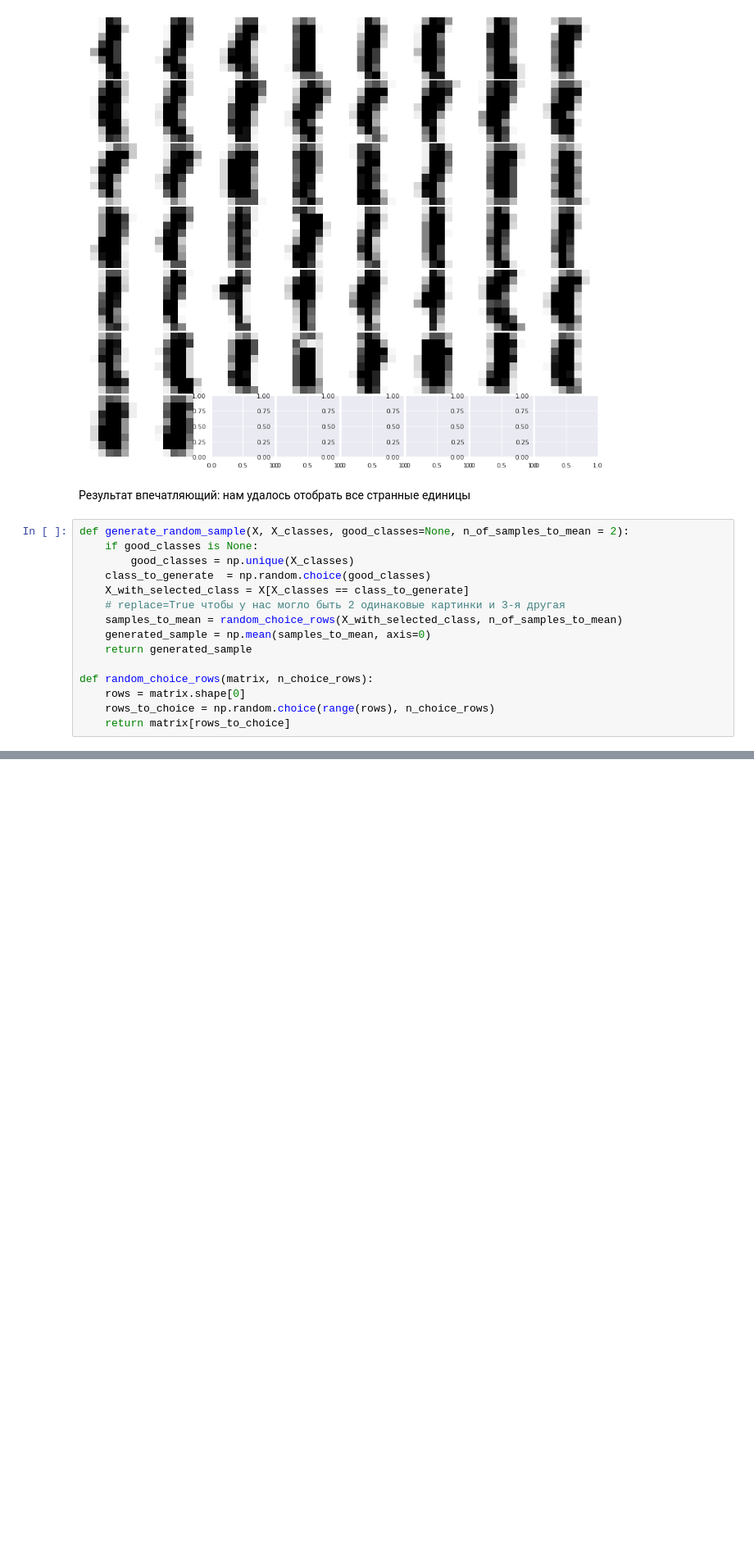
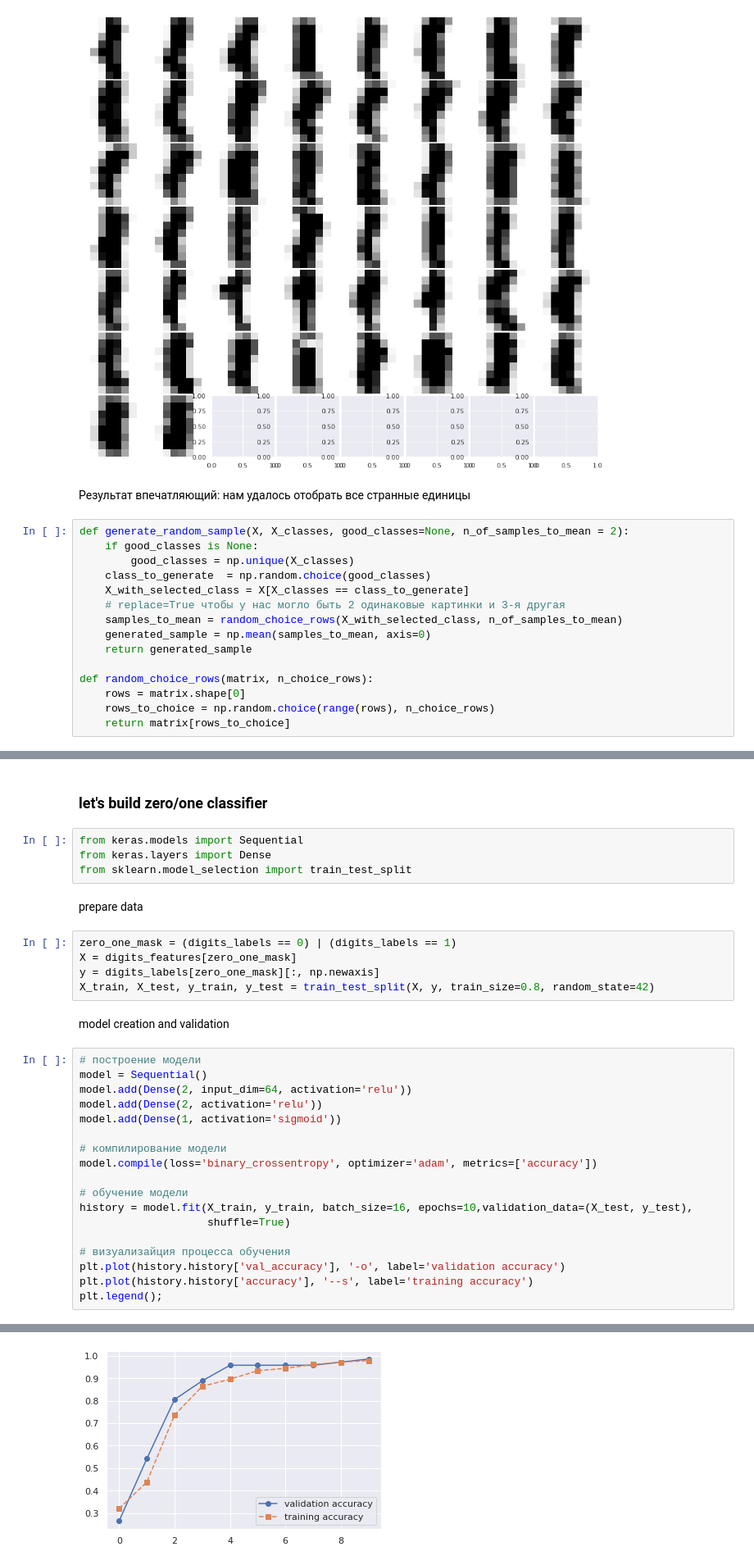
Before and after one commit to VsevolodKozlov-git/mnist-generation-experiments, a Jupyter notebook: main.ipynb, the cells around one changed output, grey strips where cells are left out. Shown at 82% size. Cells and saved outputs as stored; diff of their text form; blank space fills up the shorter version.

```diff
--- a/main.ipynb
+++ b/main.ipynb
@@ -237,0 +244,34 @@ plt.show();
+# %% [markdown]
+### let's build zero/one classifier
+# %%
+from keras.models import Sequential
+from keras.layers import Dense
+from sklearn.model_selection import train_test_split
+# %% [markdown]
+prepare data
+# %%
+zero_one_mask = (digits_labels == 0) | (digits_labels == 1)
+X = digits_features[zero_one_mask]
+y = digits_labels[zero_one_mask][:, np.newaxis]
+X_train, X_test, y_train, y_test = train_test_split(X, y, train_size=0.8, random_state=42)
+# %% [markdown]
+model creation and validation
+# %%
+# построение модели
+model = Sequential()
+model.add(Dense(2, input_dim=64, activation='relu'))
+model.add(Dense(2, activation='relu'))
+model.add(Dense(1, activation='sigmoid'))
+
+# компилирование модели
+model.compile(loss='binary_crossentropy', optimizer='adam', metrics=['accuracy'])
+
+# обучение модели
+history = model.fit(X_train, y_train, batch_size=16, epochs=10,validation_data=(X_test, y_test),
+                    shuffle=True)
+
+# визуализайция процесса обучения
+plt.plot(history.history['val_accuracy'], '-o', label='validation accuracy')
+plt.plot(history.history['accuracy'], '--s', label='training accuracy')
+plt.legend();
+# %% [output]
@@ -237,0 +298 @@ plt.show();
+[figure, added]
```
Also changed, not shown: parts of 12 cells of this notebook, 3 other files.
